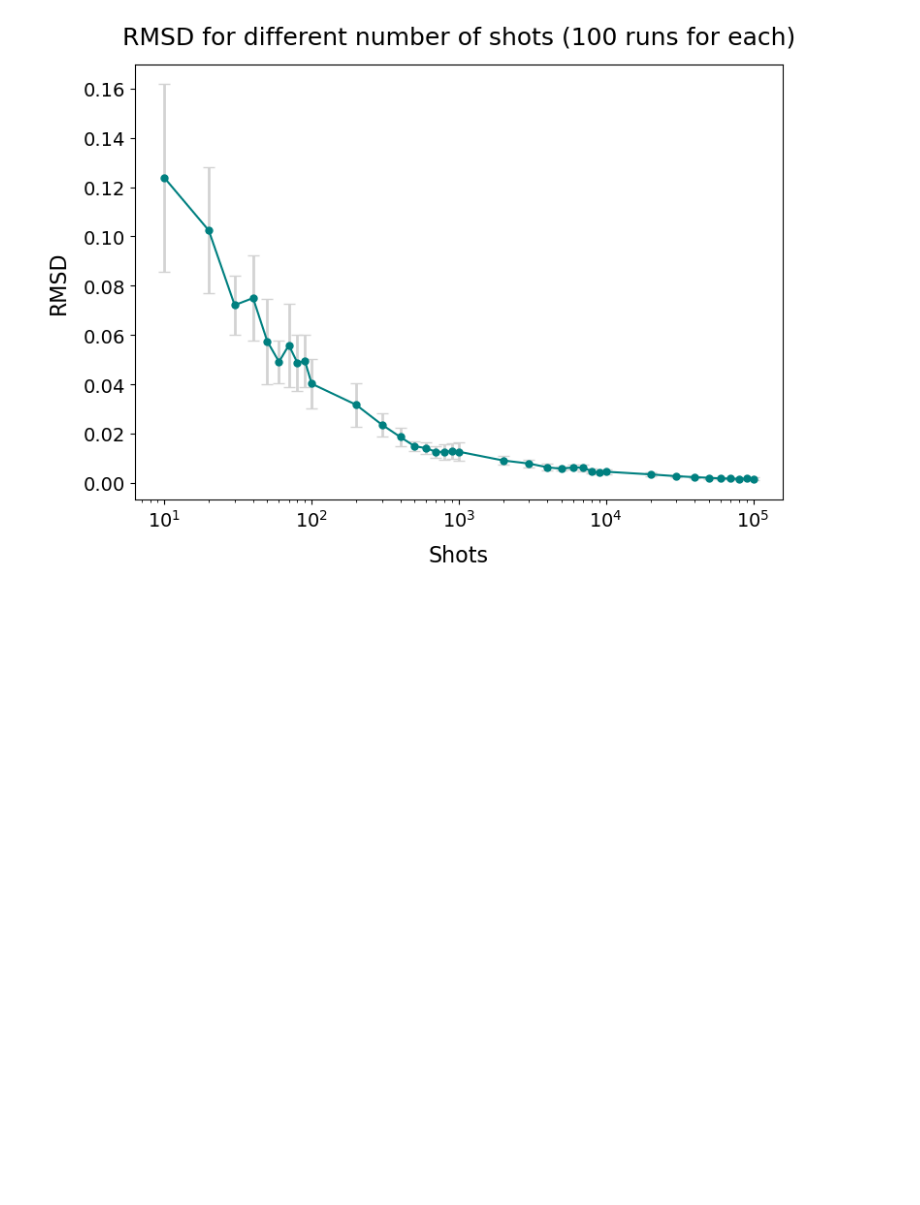
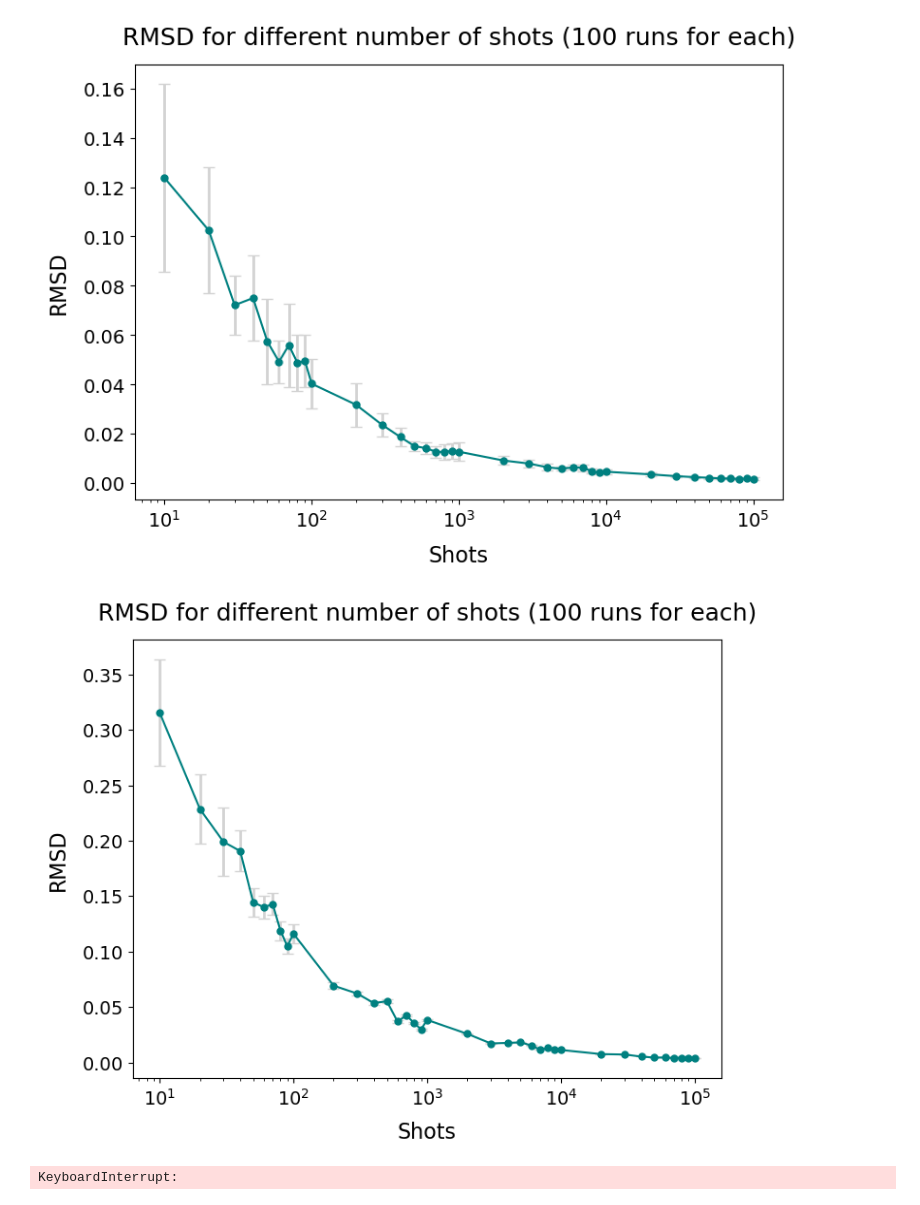
Before and after one commit to Marshhall/Physics_Thesis, a Jupyter notebook: shadow_grouping.ipynb, the cells around one changed output. Drawn from its saved outputs; the diff is of its cells as text; code cells hidden in the pictures; blank space fills up the shorter version.

```diff
--- a/shadow_grouping.ipynb
+++ b/shadow_grouping.ipynb
@@ -836,6 +836,11 @@ def shadow_grouping_estimation_rmsd(Ham, qnode, number_of_runs, n_shotss, ideal_
         np.savetxt(f"{folder_name}/rmsds_{n_shotss[0]}_{n_shotss[-1]}.csv", data, delimiter=",", header="shots, rmsd, std_dev", comments='')
 
     return rmsds, rmsds_std_devs
+
+
+def rmsd(x, y):
+    """root mean square difference"""
+    return np.sqrt(np.mean((x - y)**2))
 # %%
 # calculate_classical_shadow(qnode, meas_scheme)
 # %% [markdown]
@@ -1048,7 +1053,7 @@ Non-idle part of H: 0.17110545123720233 * Z(0) + 0.17110545123720225 * Z(1) + 0.
 # %%
 dev_exact = qml.device("default.qubit", wires=len(H2_ham.wires), shots=None)
 dev_sg = qml.device("lightning.qubit", wires=len(H2_ham.wires), shots=1)
-dev_shadow = qml.device("default.qubit", wires=len(H2_ham.wires), shots=5000)
+# dev_shadow = qml.device("default.qubit", wires=len(H2_ham.wires), shots=100000)
 
 
 def H2_circuit():
@@ -1068,20 +1073,16 @@ print("Almost exact H2 Hamiltonian:", np.round(qnode_exact(), 5))
 # print("Almost exact H2 Hamiltonian:", np.round(qnode_exact(), 5))
 
 
-
 @qml.qnode(dev_sg)
 def qnode_sg(observables):
     H2_circuit()
     return [qml.expval(obs) for obs in observables]
 
 
-@qml.qnode(dev_shadow)
-def qnode_shadow():
-    H2_circuit()
-    return qml.classical_shadow(wires=list(H2_ham.wires))
-
-bits, recipes = qnode_shadow()
-shadow = qml.ClassicalShadow(bits, recipes)
+# @qml.qnode(dev_shadow)
+# def qnode_shadow():
+#     H2_circuit()
+#     return qml.classical_shadow(wires=list(H2_ham.wires))
 # %% [output]
 Exact H2 Hamiltonian: -1.13726
 Almost exact H2 Hamiltonian: -1.13638
@@ -1264,0 +1286,53 @@ fig.savefig(f"Plots/H2_rmsd_{n_shotss[0]}_{n_shotss[-1]}_{number_of_runs}r_log_e
+# %%
+# Use LaTeX for text rendering
+plt.rcParams['text.usetex'] = False
+plt.rcParams['font.size'] = 14
+plt.rcParams['axes.labelsize'] = 16
+plt.rcParams['axes.titlesize'] = 18
+plt.rcParams['xtick.labelsize'] = 14
+plt.rcParams['ytick.labelsize'] = 14
+
+
+ds = np.array(d_sha).reshape(len(n_shotss), 100)
+ds, dds = np.mean(ds, axis=1), np.var(ds, axis=1)
+
+
+# Create figure
+fig, ax = plt.subplots(figsize=(8,6))
+
+# Plot with error bars
+ax.errorbar(n_shotss, ds, yerr=dds, fmt='o-', color="teal", ecolor='lightgray', elinewidth=2, capsize=4, markersize=5)
+
+# Titles and labels
+ax.set_title(f"RMSD for different number of shots ({number_of_runs} runs for each)", pad=15)
+ax.set_xlabel("Shots", labelpad=10)
+ax.set_ylabel("RMSD", labelpad=10)
+ax.set_xscale('log')
+
+plt.show()
+# %% [output]
+[figure, added]
+# %%
+n_shotss = (
+    list(range(10, 110, 10)) +
+    list(range(200, 1100, 100)) +
+    list(range(2000, 11000, 1000)) +
+    list(range(20000, 110000, 10000))
+)
+
+d_gr = []
+
+for shots in n_shotss:
+    for _ in range(100):
+        dev_gr = qml.device("default.qubit", wires=len(H2_ham.wires), shots=shots)
+
+        @qml.qnode(dev_gr)
+        def qnode_gr():
+            H2_circuit()
+            return qml.expval(H2_ham)
+
+        res_gr = qnode_gr()
+
+        d_gr.append(rmsd(res_gr, H_exact))
+# %% [output]
+KeyboardInterrupt:
```
Also changed, not shown: parts of 6 cells of this notebook, 2 other files.
